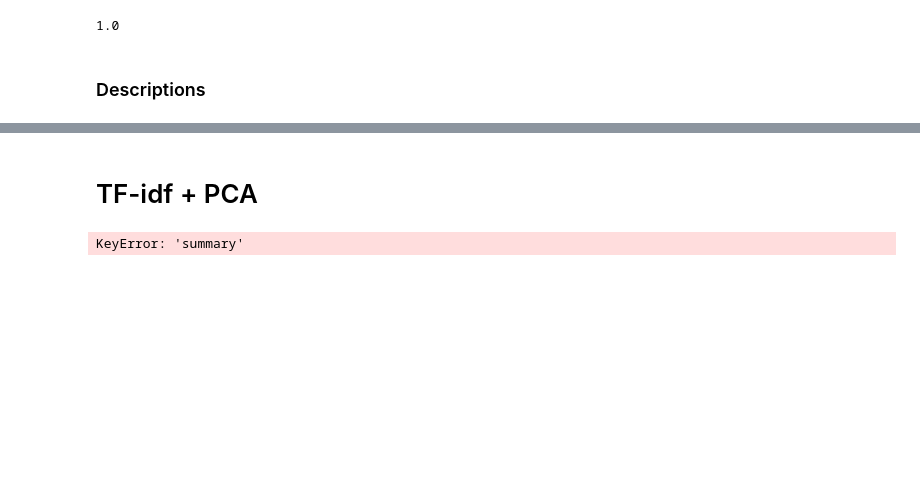
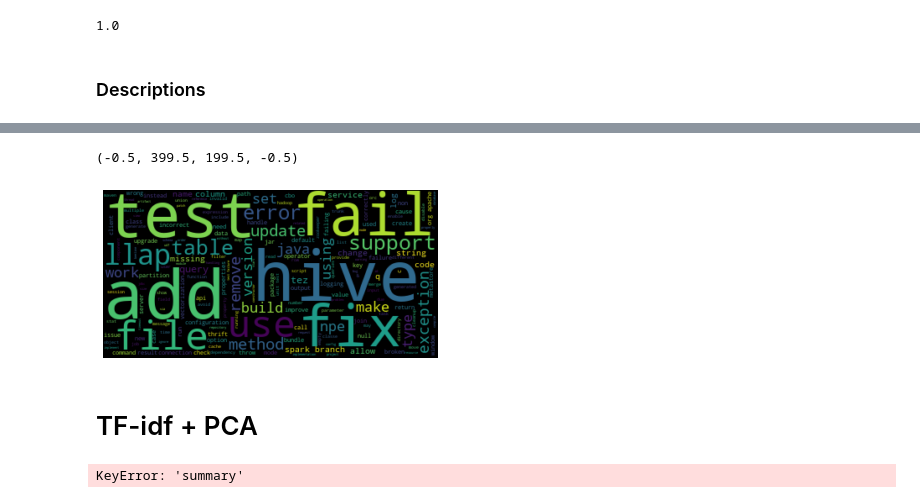
Before and after one commit to raulhigueras/tech-debt-NLP-analysis, a Jupyter notebook: notebooks/explore-v2.ipynb, the cells around one changed output, grey strips where cells are left out. Saved outputs shown, nothing was run; the diff lists cells and outputs as text; code cells hidden in the pictures; blank space fills up the shorter version.

```diff
--- a/notebooks/explore-v2.ipynb
+++ b/notebooks/explore-v2.ipynb
@@ -203,3 +231,10 @@ plt.axis("off")
+# %%
+wc2 = wc.WordCloud().generate(txt2)
+plt.imshow(wc2, interpolation='bilinear')
+plt.axis("off")
+# %% [output]
+(-0.5, 399.5, 199.5, -0.5)
+[figure, added]
 # %% [markdown]
 # TF-idf + PCA
 # %%
```
Also changed, not shown: parts of 7 cells of this notebook.
